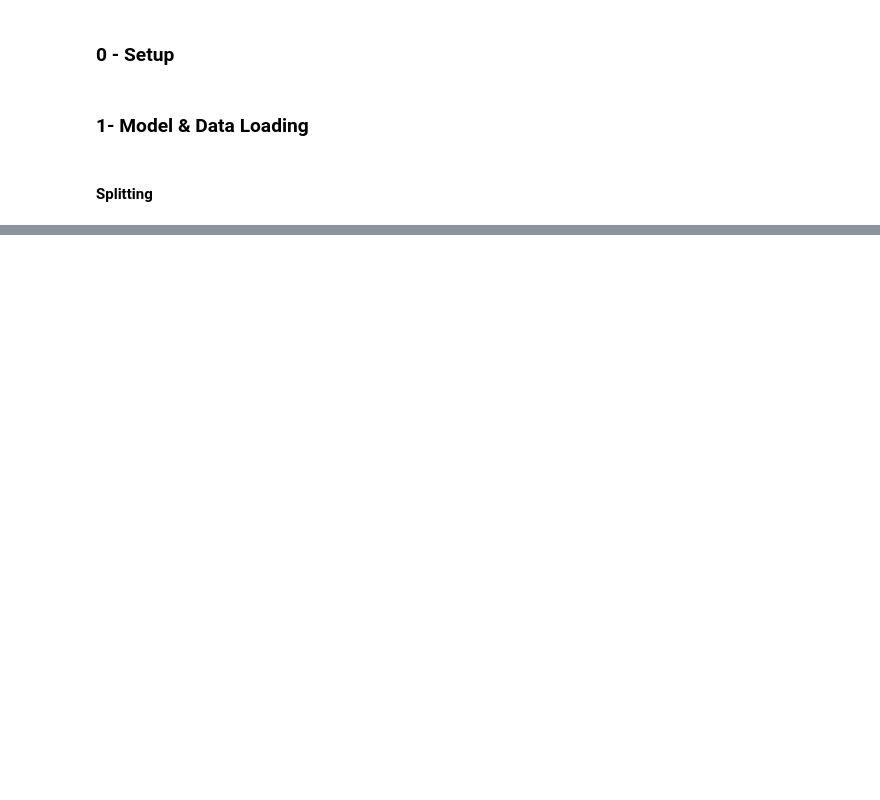
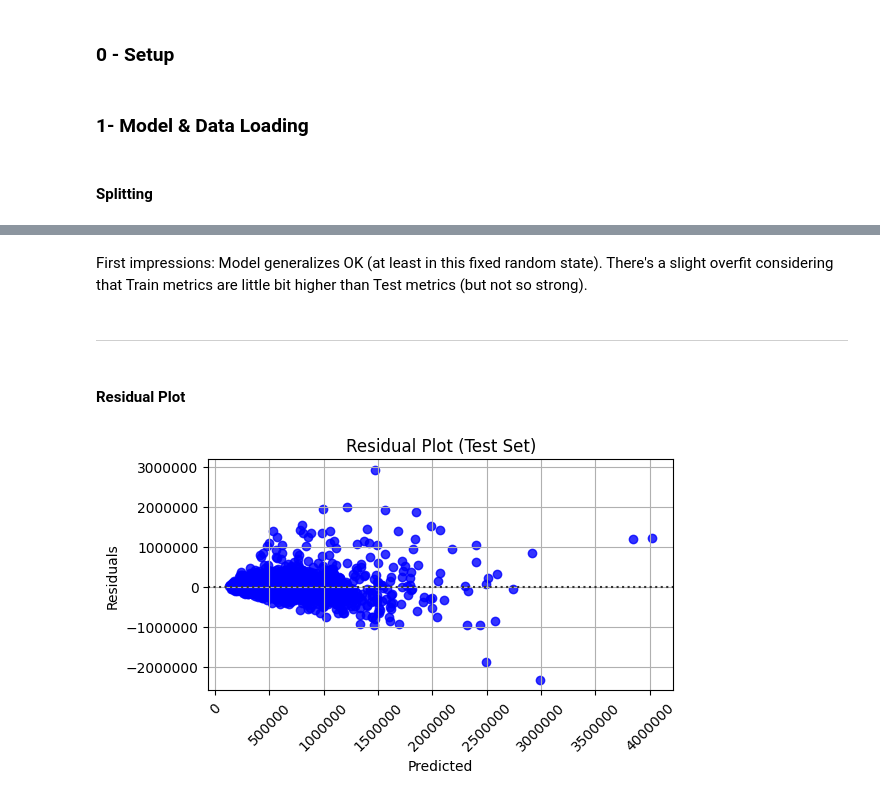
Before and after one commit to paulinhok14/phdata-mle-assessment, a Jupyter notebook: notebooks/model_evaluation.ipynb, the cells around one changed output, grey strips where cells are left out. Cells and saved outputs as stored; diff of their text form; code cells hidden in the pictures; blank space fills up the shorter version.

Commit message:
Finishing model evaluation, and consequently Requirement n3 of Assessment

```diff
--- a/notebooks/model_evaluation.ipynb
+++ b/notebooks/model_evaluation.ipynb
@@ -35,5 +40,7 @@ model = joblib.load(os.path.join(MODELS_PATH, "model.pkl"))
 
 # Loading data
 kc_sales_data = pd.read_csv(kc_sales_data_path, usecols=SALES_DATA_COLUMNS, dtype={'zipcode': str})
+future_unseen_data = pd.read_csv(future_unseen_data_path, usecols=MAIN_ENDPOINT_INPUT_SCHEMA, dtype={'zipcode': str})
 demographics_data = pd.read_csv(demographic_data_path, dtype={'zipcode': str})
-merged_data = kc_sales_data.merge(demographics_data, how='left', on='zipcode').drop(columns='zipcode')
+# Merging kc_sales_data with demographics data
+merged_data = kc_sales_data.merge(demographics_data, how='left', on='zipcode')
@@ -42,7 +51,7 @@ merged_data = kc_sales_data.merge(demographics_data, how='left', on='zipcode').d
 # %%
 # Split X and y
 y = merged_data.pop('price')
-X = merged_data
+X = merged_data[MODEL_REQUIRED_FEATURES]
 
 # Train-test split
 X_train, X_test, y_train, y_test = train_test_split(X, y, test_size=0.2, random_state=42)
@@ -70,9 +88,21 @@ evaluate(y_test, y_pred_test, "Test")
+# %% [markdown]
+First impressions: Model generalizes OK (at least in this fixed random state). There's a slight overfit considering that Train metrics are little bit higher than Test metrics (but not so strong).
+# %% [markdown]
+---
+# %% [markdown]
+#### Residual Plot
 # %%
 # Residual plot
-plt.figure(figsize=(8,6))
-sns.residplot(x=y_pred_test, y=y_test - y_pred_test, lowess=True, color="purple")
+plt.figure(figsize=(6,3))
+sns.residplot(x=y_pred_test, y=y_test - y_pred_test, color="blue")
+
+# Settings
 plt.title("Residual Plot (Test Set)")
 plt.xlabel("Predicted")
 plt.ylabel("Residuals")
 plt.grid(True)
+plt.ticklabel_format(style='plain', axis='both')
+plt.xticks(rotation=45)
 plt.show()
+# %% [output]
+[figure, added]
```
Also changed, not shown: parts of 17 cells of this notebook, 1 other file.
